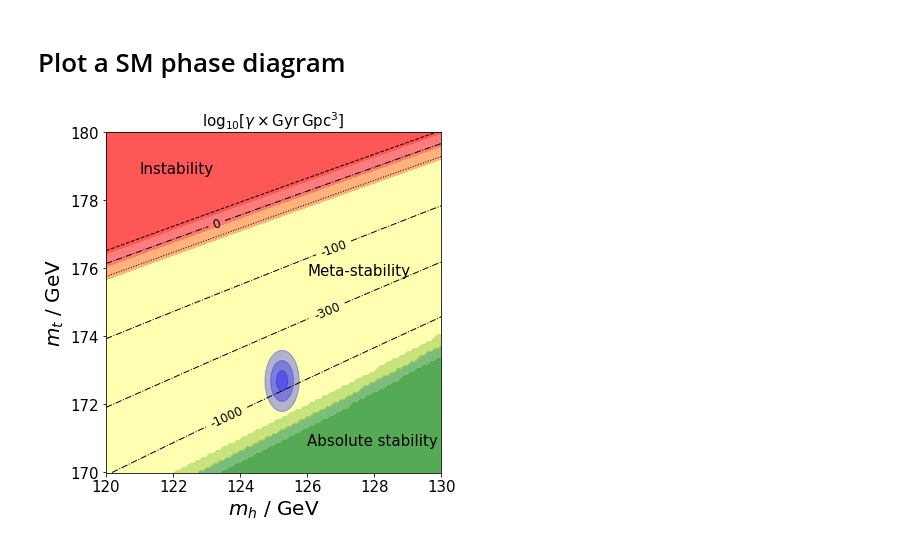
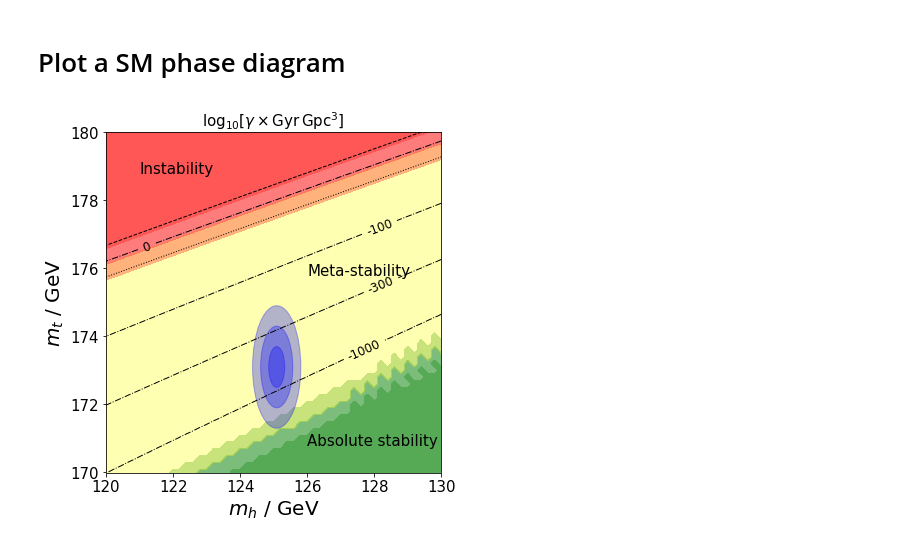
Before and after one commit to SoChigusa/ELVAS, a Jupyter notebook: src/plot/phase_diagram.ipynb, the cells around one changed output. Cells and saved outputs as stored; diff of their text form; code cells hidden in the pictures.

Commit message:
1803 ELVAS data

```diff
--- a/src/plot/phase_diagram.ipynb
+++ b/src/plot/phase_diagram.ipynb
@@ -5,29 +5,31 @@ import numpy as np
 import matplotlib.pyplot as plt
 import matplotlib.patches as pat
 
+# # data info
+# DATE_LABEL = "2306"
+# USE_ELVAS_OUTPUT = True
+# MTMC = 172.69
+# MTMC_ERR = 0.3
+# MTPOLE = 172.5
+# MTPOLE_ERR = 0.7
+# MH = 125.25
+# MH_ERR = 0.17
+# nPts = 100
+
 # data info
-DATE_LABEL = "2306"
+DATE_LABEL = "1803"
 USE_ELVAS_OUTPUT = True
-MTMC = 172.69
-MTMC_ERR = 0.3
-MTPOLE = 172.5
-MTPOLE_ERR = 0.7
-MH = 125.25
-MH_ERR = 0.17
-
-# # data info
-# DATE_LABEL = "1803"
-# MTMC = 173.1
-# MTMC_ERR = 0.6
-# MH = 125.09
-# MH_ERR = 0.24
+MTMC = 173.1
+MTMC_ERR = 0.6
+MH = 125.09
+MH_ERR = 0.24
+nPts = 50
 
 # plot settings
 MT_MIN = 170
 MT_MAX = 180
 MH_MIN = 120
 MH_MAX = 130
-nPts = 100
 
 # figure settings
 fig = plt.figure(figsize=[6,6])
@@ -85,31 +87,31 @@ for sigma in range(1, 4):
   e = pat.Ellipse(xy=(MH, MTMC), width=2*sigma*MH_ERR, height=2*sigma*MTMC_ERR, alpha=0.3, color="blue")
   ax.add_patch(e)
 
 # annotation
 ax.text(x=121, y=178.8, s="Instability", fontsize=15)
 ax.text(x=126, y=175.8, s="Meta-stability", fontsize=15)
 ax.text(x=126, y=170.8, s="Absolute stability", fontsize=15)
 
 # plot range
 ax.set_xlim(MH_MIN, MH_MAX)
 ax.set_ylim(MT_MIN, MT_MAX)
 
 # ticks setting
 ax.set_title(r"$\log_{10} [\gamma \times {\rm Gyr}\,{\rm Gpc}^3]$", fontsize=15)
 ax.tick_params(labelsize=15)
 
 # figure captions
 ax.set_xlabel(r"$m_h$ / GeV", size=20)
 ax.set_ylabel(r"$m_t$ / GeV", size=20)
 
 plt.tight_layout()
 plt.savefig('phase_diagram_'+DATE_LABEL+'.pdf', bbox_inches='tight')
 
 # add pole mass measurement result
 # if DATE_LABEL == '2306':
 #   for sigma in range(1, 4):
 #     e = pat.Ellipse(xy=(MH, MTPOLE), width=2*sigma*MH_ERR, height=2*sigma*MTPOLE_ERR, alpha=0.3, color="orange")
 #     ax.add_patch(e)
 #   plt.savefig('phase_diagram_'+DATE_LABEL+'_mtpole.pdf', bbox_inches='tight')
 # %% [output]
-[figure, old version]
+[figure, new version]
```
Also changed, not shown: 5 other files.
